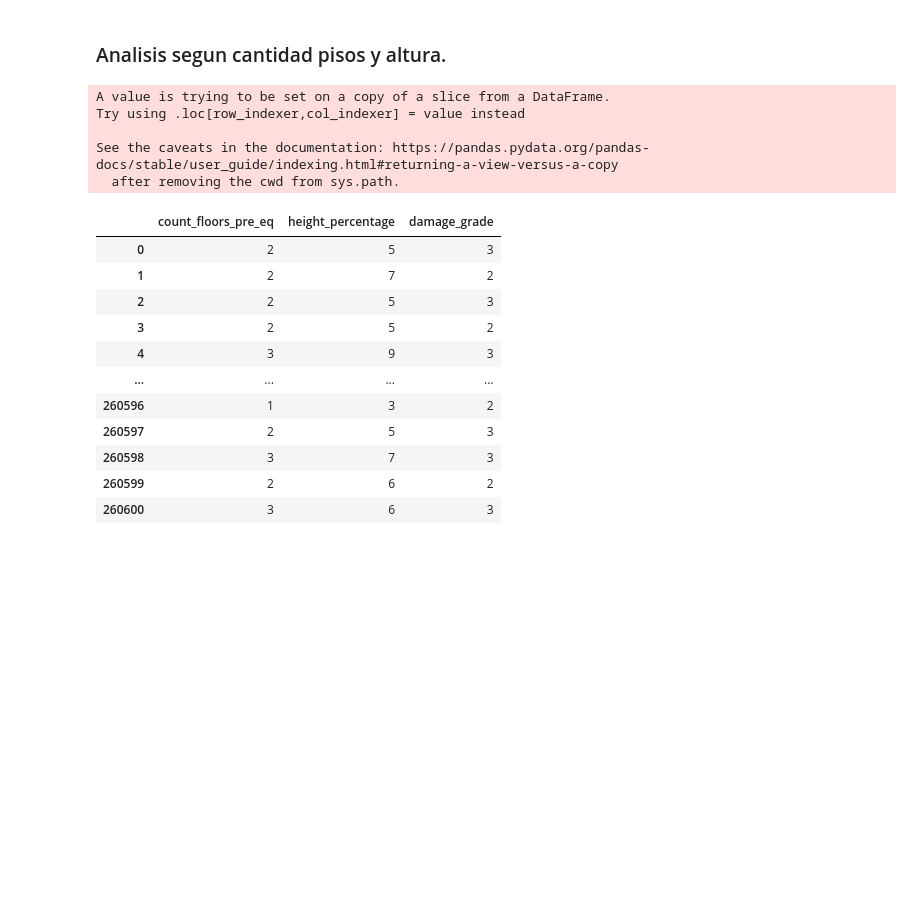
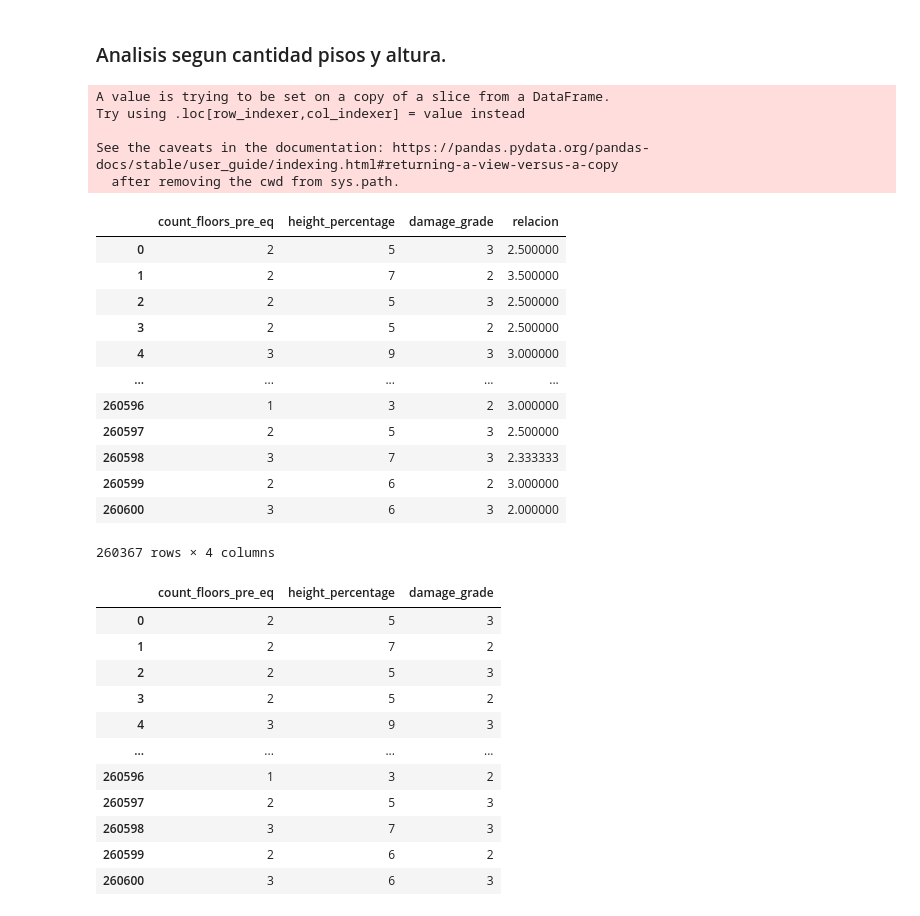
Before and after one commit to juanicolombo97/TP1-OrganizacionDatos, a Jupyter notebook: TP1.ipynb, the cells around one changed output. Cells and saved outputs as stored; diff of their text form; code cells hidden in the pictures; blank space fills up the shorter version.

```diff
--- a/TP1.ipynb
+++ b/TP1.ipynb
@@ -292,15 +292,28 @@ area_segun_altura_joineado.head(5)
 # %%
 pisos_y_altura = train_values_dataset[['building_id','count_floors_pre_eq', 'height_percentage']]
 pisos_y_altura =  pd.merge(left=pisos_y_altura, right=train_labels_dataset, on='building_id', how="left")[['count_floors_pre_eq', 'height_percentage', 'damage_grade']]
 pisos_y_altura_filtrado = pisos_y_altura[pisos_y_altura['count_floors_pre_eq'] < pisos_y_altura['height_percentage']]
 pisos_y_altura_filtrado['relacion'] = pisos_y_altura_filtrado['height_percentage'] / pisos_y_altura_filtrado['count_floors_pre_eq']
-pisos_y_altura_filtrado.to_csv('pisos_altura.csv')
+pisos_y_altura_filtrado
 # %% [output]
 A value is trying to be set on a copy of a slice from a DataFrame.
 Try using .loc[row_indexer,col_indexer] = value instead
 
 See the caveats in the documentation: https://pandas.pydata.org/pandas-docs/stable/user_guide/indexing.html#returning-a-view-versus-a-copy
   after removing the cwd from sys.path.
+|  | count_floors_pre_eq | height_percentage | damage_grade | relacion |
+| 0 | 2 | 5 | 3 | 2.500000 |
+| 1 | 2 | 7 | 2 | 3.500000 |
+| 2 | 2 | 5 | 3 | 2.500000 |
+| 3 | 2 | 5 | 2 | 2.500000 |
+| 4 | 3 | 9 | 3 | 3.000000 |
+| ... | ... | ... | ... | ... |
+| 260596 | 1 | 3 | 2 | 3.000000 |
+| 260597 | 2 | 5 | 3 | 2.500000 |
+| 260598 | 3 | 7 | 3 | 2.333333 |
+| 260599 | 2 | 6 | 2 | 3.000000 |
+| 260600 | 3 | 6 | 3 | 2.000000 |
+260367 rows × 4 columns
 # %%
 pisos_y_altura
 # %% [output]
```
Also changed, not shown: parts of 2 cells of this notebook.
